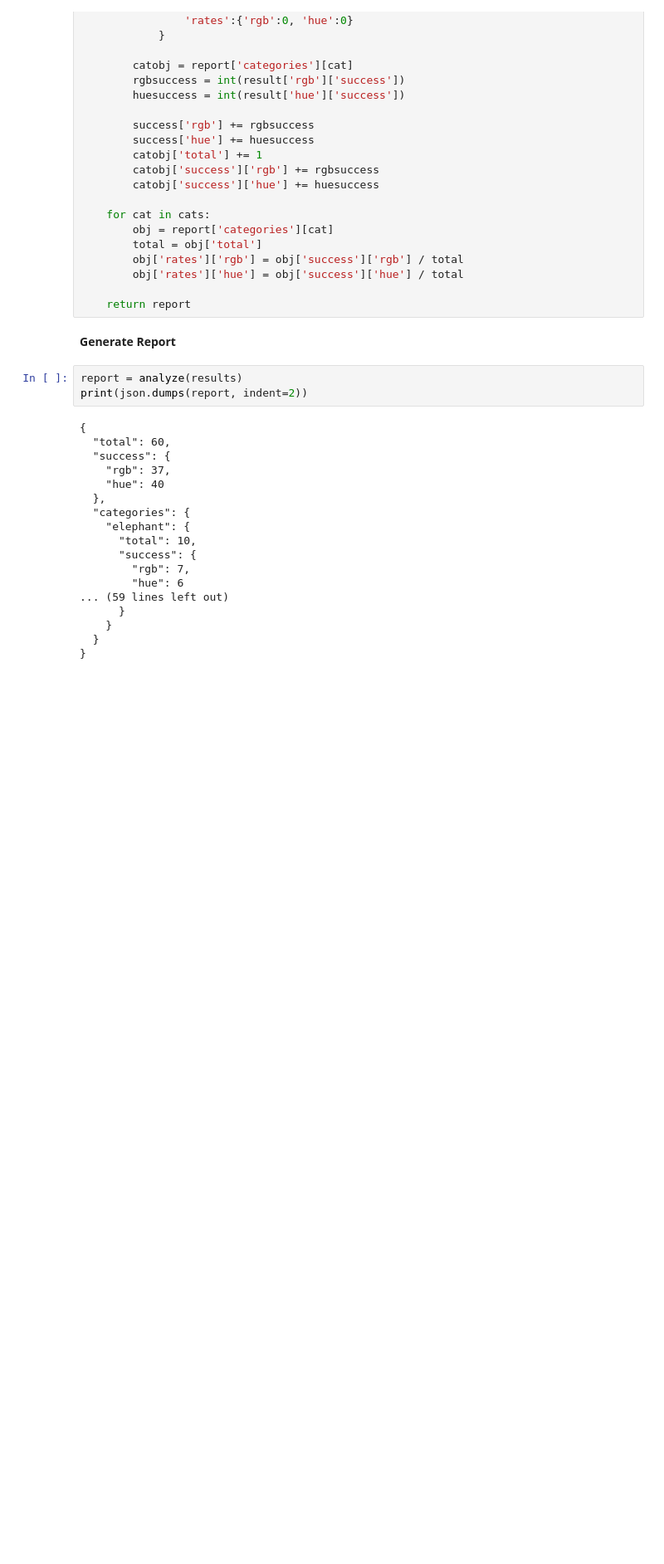
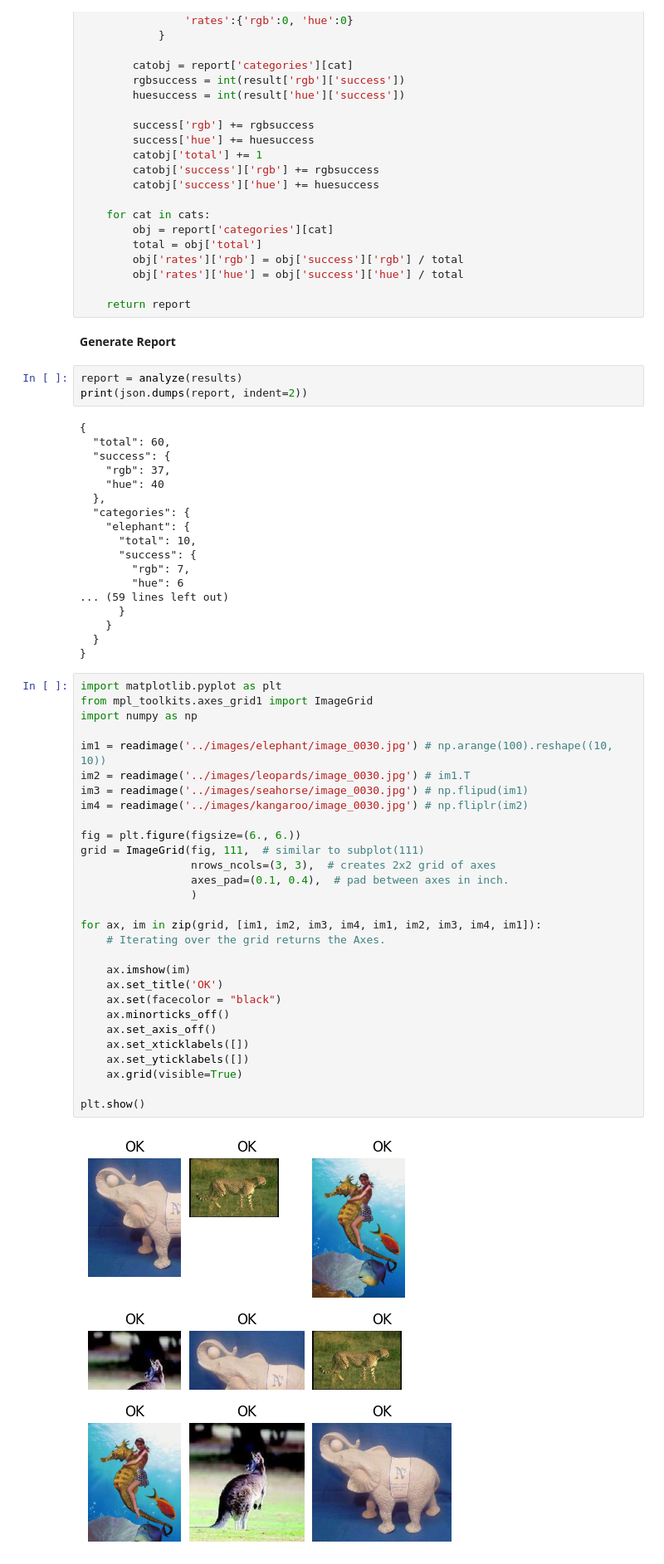
Before and after one commit to ramesaliyev/image-processing-101, a Jupyter notebook: projects/02_image_retrieval/solution/solution.ipynb, the cells around one changed output. Shown at 83% size. Saved outputs shown, nothing was run; the diff lists cells and outputs as text; blank space fills up the shorter version.

```diff
--- a/projects/02_image_retrieval/solution/solution.ipynb
+++ b/projects/02_image_retrieval/solution/solution.ipynb
@@ -315,3 +276,34 @@ print(json.dumps(report, indent=2))
     }
   }
 }
+# %%
+import matplotlib.pyplot as plt
+from mpl_toolkits.axes_grid1 import ImageGrid
+import numpy as np
+
+im1 = readimage('../images/elephant/image_0030.jpg') # np.arange(100).reshape((10, 10))
+im2 = readimage('../images/leopards/image_0030.jpg') # im1.T
+im3 = readimage('../images/seahorse/image_0030.jpg') # np.flipud(im1)
+im4 = readimage('../images/kangaroo/image_0030.jpg') # np.fliplr(im2)
+
+fig = plt.figure(figsize=(6., 6.))
+grid = ImageGrid(fig, 111,  # similar to subplot(111)
+                 nrows_ncols=(3, 3),  # creates 2x2 grid of axes
+                 axes_pad=(0.1, 0.4),  # pad between axes in inch.
+                 )
+
+for ax, im in zip(grid, [im1, im2, im3, im4, im1, im2, im3, im4, im1]):
+    # Iterating over the grid returns the Axes.
+
+    ax.imshow(im)
+    ax.set_title('OK')
+    ax.set(facecolor = "black")
+    ax.minorticks_off()
+    ax.set_axis_off()
+    ax.set_xticklabels([])
+    ax.set_yticklabels([])
+    ax.grid(visible=True)
+
+plt.show()
+# %% [output]
+[figure, added]
```
Also changed, not shown: parts of 4 cells of this notebook.
